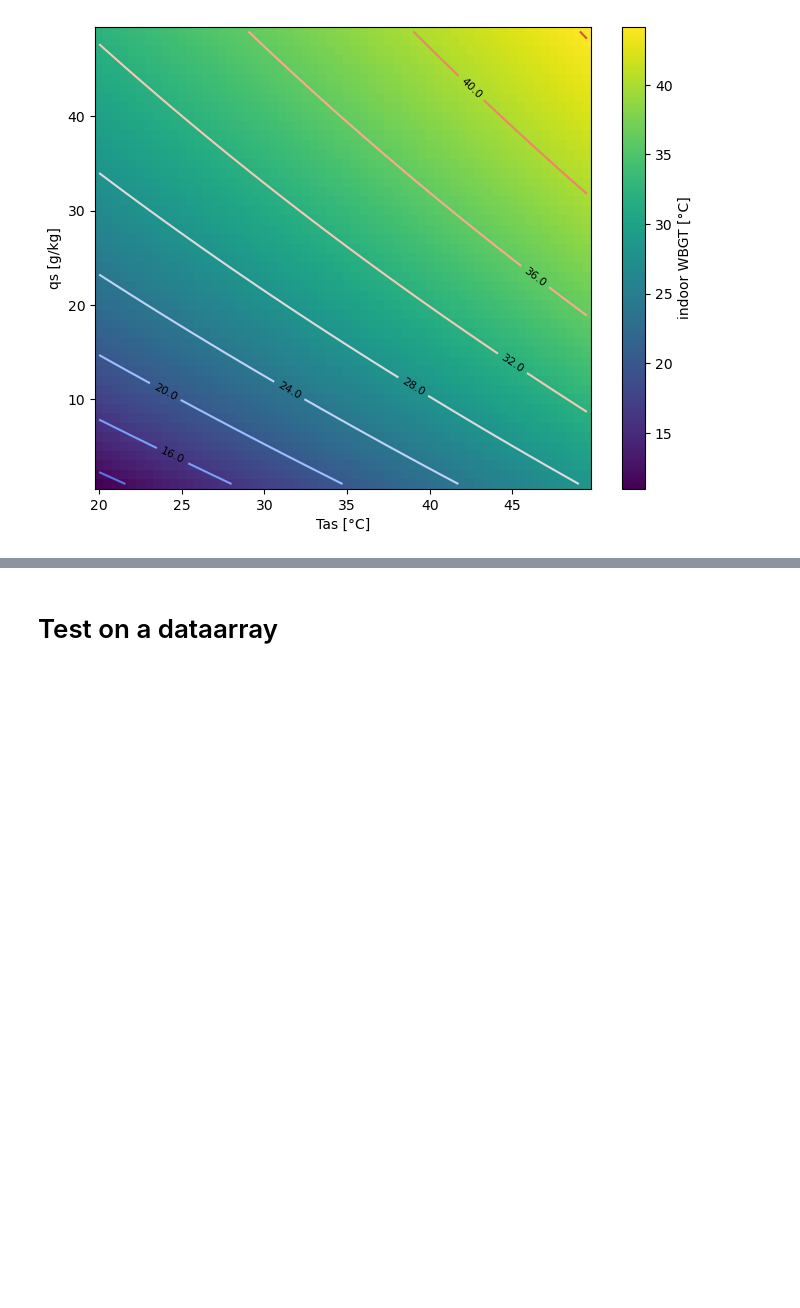
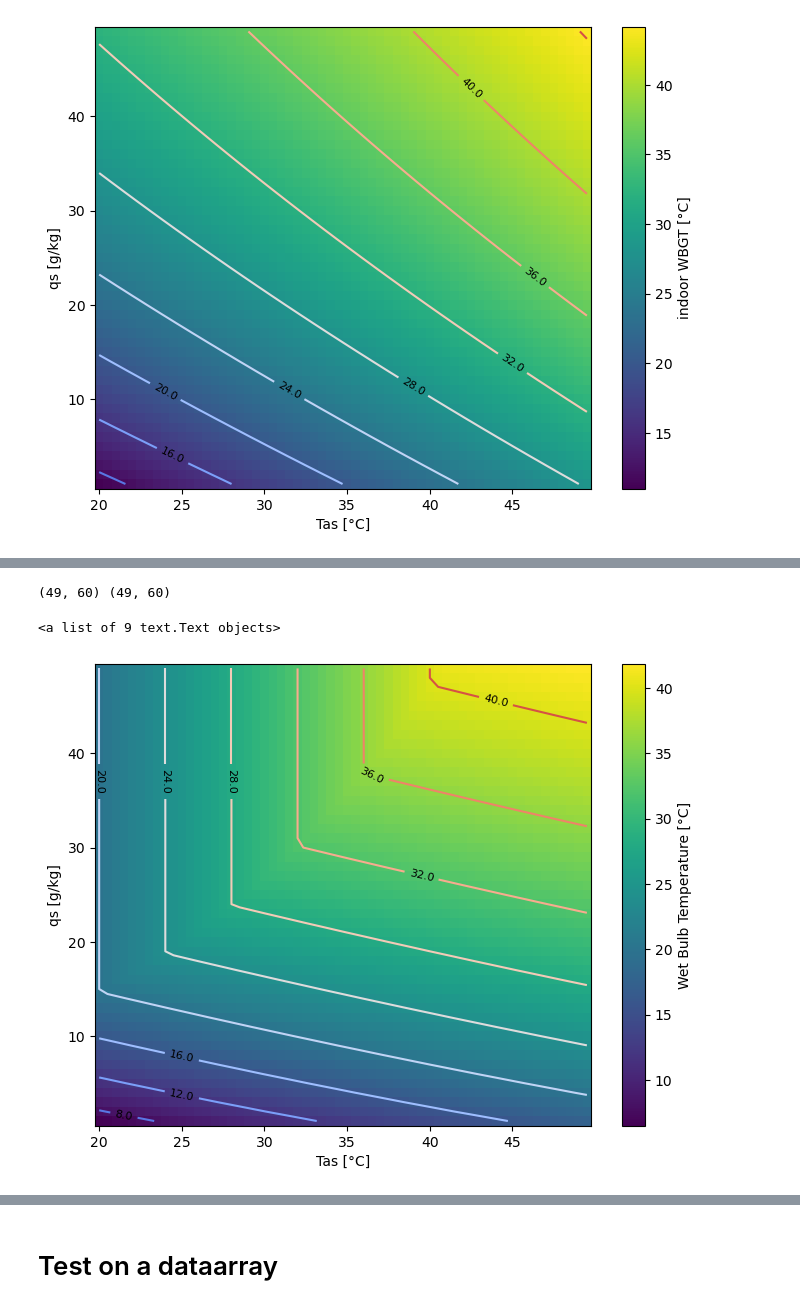
Before and after one commit to rosapietroiusti/attr-hs, a Jupyter notebook: main/attr-hw-newt-develop.ipynb, the cells around one changed output, grey strips where cells are left out. Drawn from its saved outputs; the diff is of its cells as text; code cells hidden in the pictures; blank space fills up the shorter version.

```diff
--- a/main/attr-hw-newt-develop.ipynb
+++ b/main/attr-hw-newt-develop.ipynb
@@ -155,0 +208,6 @@ ax.clabel(contours, inline=True, fontsize=8, fmt='%1.1f', colors='black')  # Adj
+# %%
+p = 1000 * 100 # Pascals
+T = np.arange(20,50,0.5) + 273.15 # Kelvin
+q = np.arange(0.001, 0.05, 0.001)
+
+len(T), len(q)
@@ -155,0 +216,3 @@ ax.clabel(contours, inline=True, fontsize=8, fmt='%1.1f', colors='black')  # Adj
+# %%
+T_arr = np.array([T]*len(q) )
+T_arr
@@ -155,0 +227,3 @@ ax.clabel(contours, inline=True, fontsize=8, fmt='%1.1f', colors='black')  # Adj
+# %%
+q_arr = np.array([q]*len(T) ).T
+q_arr
@@ -155,0 +238,21 @@ ax.clabel(contours, inline=True, fontsize=8, fmt='%1.1f', colors='black')  # Adj
+# %%
+print(q_arr.shape, T_arr.shape)
+# %% [output]
+(49, 60) (49, 60)
+# %%
+Tw_arr = thermo.wet_bulb_temperature(p,T_arr,q_arr, saturation ='pseudo') - 273.15
+
+Tw_da = xr.DataArray(Tw_arr, coords=[ ('qs', q*1000), ('Tas', T-273.15)], name="Wet Bulb Temperature")
+Tw_da.attrs['units'] = '°C'
+Tw_da.coords['qs'].attrs['units'] = 'g/kg'  # Specific Humidity units
+Tw_da.coords['Tas'].attrs['units'] = '°C'   # Temperature units
+
+fig, ax = plt.subplots(figsize=(8, 6))
+
+
+Tw_da.plot(ax =ax )
+contours = ax.contour(Tw_da.Tas, Tw_da.qs, Tw_da.values, levels=10, cmap='coolwarm')
+ax.clabel(contours, inline=True, fontsize=8, fmt='%1.1f', colors='black')  # Adjust the format as needed
+# %% [output]
+<a list of 9 text.Text objects>
+[figure, added]
```
Also changed, not shown: parts of 48 cells of this notebook, 8 other files.
